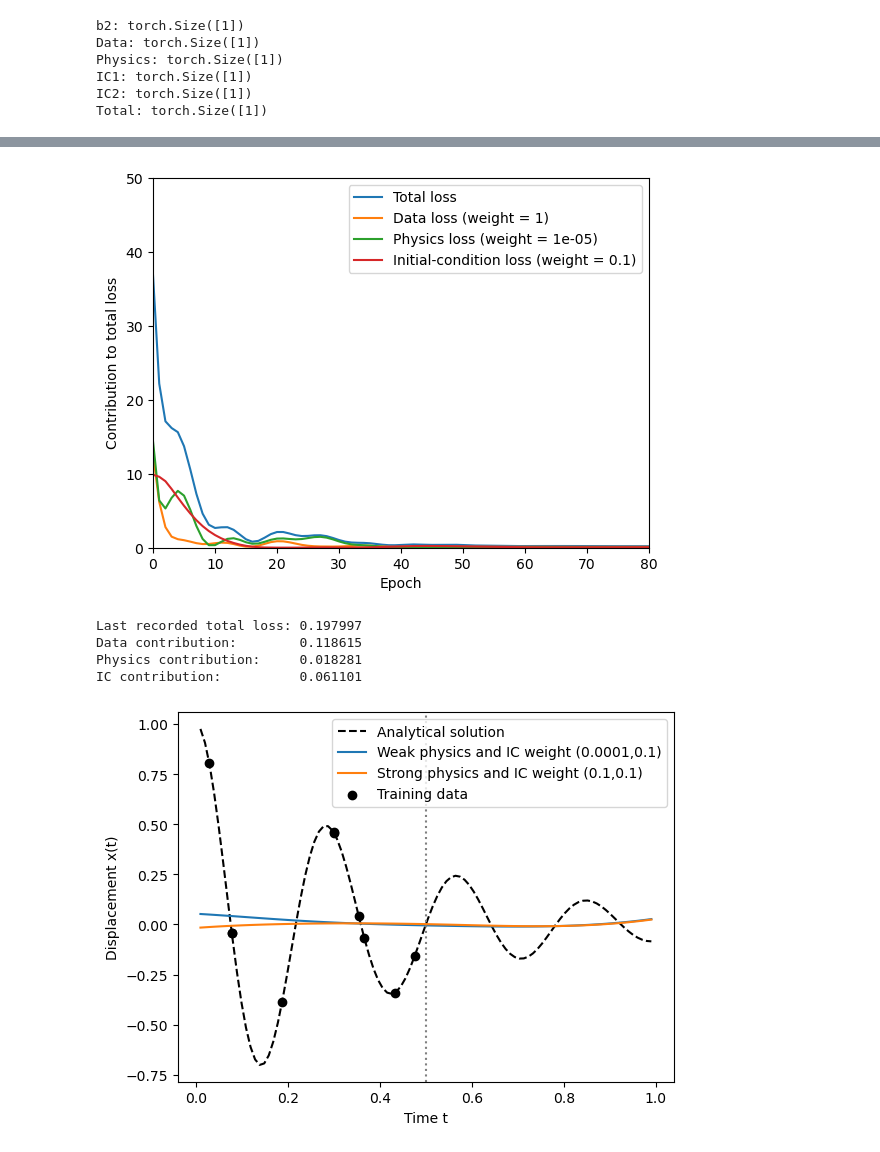
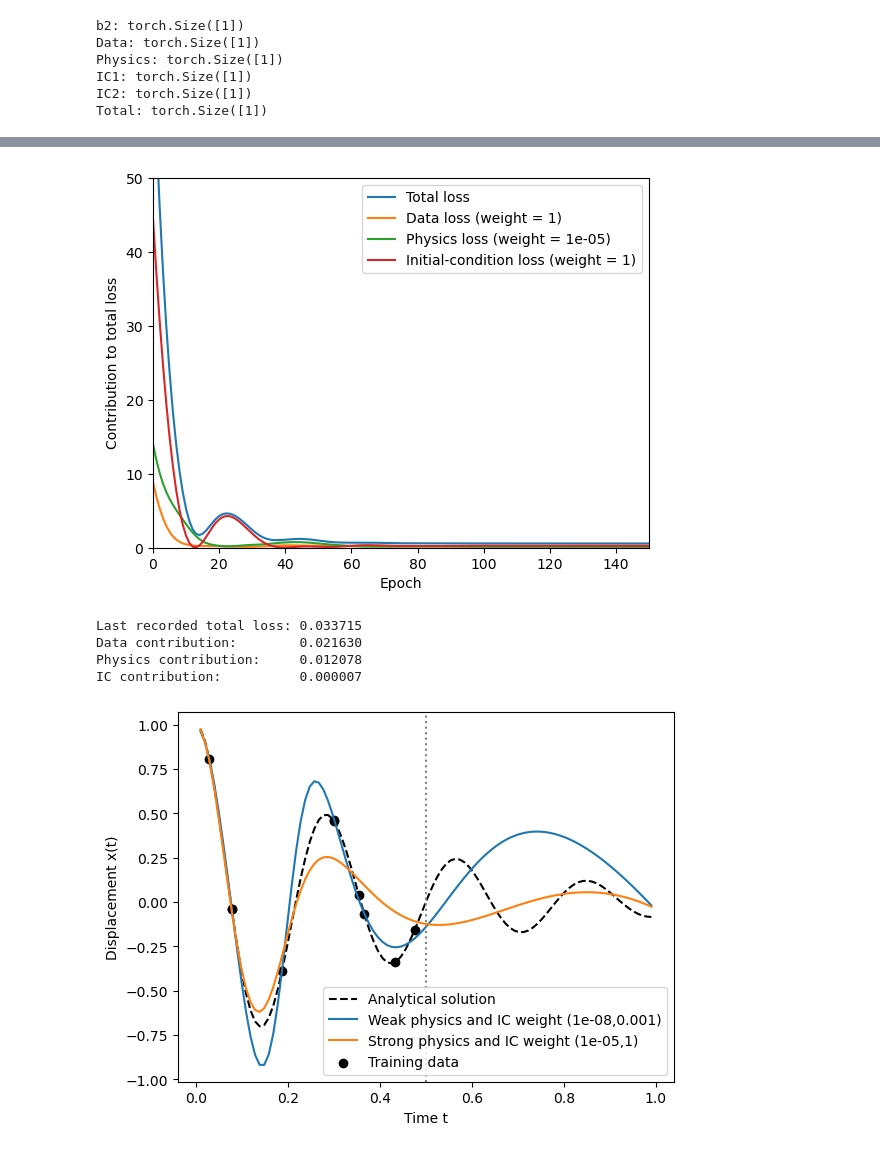
Before and after one commit to s234933/PINN, a Jupyter notebook: PINN-project-code_v.2.ipynb, the cells around one changed output, grey strips where cells are left out. Drawn from its saved outputs; the diff is of its cells as text; code cells hidden in the pictures.

```diff
--- a/PINN-project-code_v.2.ipynb
+++ b/PINN-project-code_v.2.ipynb
@@ -513,9 +513,9 @@ Total: torch.Size([100])
 
 ## gradient of loss w.r.t b2
 
-data_input=torch.from_numpy(data_data[0]).float().reshape(-1, 1)
-data_target=torch.from_numpy(data_data[1]).float().reshape(-1, 1)
-colloc_input=torch.from_numpy(data_colloc[0]).float().reshape(-1, 1)
+data_input=torch.from_numpy(data[0]).float().reshape(-1, 1)
+data_target=torch.from_numpy(data[1]).float().reshape(-1, 1)
+colloc_input=torch.from_numpy(colloc_data[0]).float().reshape(-1, 1)
 
 
 net = Net()
@@ -716,21 +716,21 @@ def analytical_grads(net, data_input, data_target, colloc_input,
     return g_total_W1, g_total_W2, g_total_b1, g_total_b2
 # %%
 # Nu træner vi så netværket ved brug af de gradienter
+torch.manual_seed(42)
+net = Net()
+optimizer = optim.Adam(net.parameters(), lr=0.005)
 
-net = Net()
-optimizer = optim.Adam(net.parameters(), lr=0.01)
-
-num_epochs = 1000
+num_epochs = 10000
 train_losses = []
 data_losses = []
 phys_losses = []
 IC_losses = []
 
 lambda_phys = 0.00001
-lambda_IC = 0.1
-data_input=torch.from_numpy(data_data[0]).float().reshape(-1, 1)
-data_target=torch.from_numpy(data_data[1]).float().reshape(-1, 1)
-colloc_input=torch.from_numpy(data_colloc[0]).float().reshape(-1, 1)
+lambda_IC = 1
+data_input=torch.from_numpy(data[0]).float().reshape(-1, 1)
+data_target=torch.from_numpy(data[1]).float().reshape(-1, 1)
+colloc_input=torch.from_numpy(colloc_data[0]).float().reshape(-1, 1)
 
 # Training loop
 for e in range(num_epochs):
@@ -787,7 +795,7 @@ plt.plot(IC_losses, label="Initial-condition loss (weight = %g)" % lambda_IC)
 
 plt.xlabel("Epoch")
 plt.ylabel("Contribution to total loss")
-plt.xlim([0, 80])
+plt.xlim([0, 150])
 plt.ylim([0, 50])
 plt.legend()
 plt.show()
@@ -799,18 +807,18 @@ print("IC contribution:          %0.6f" % IC_losses[-1])
 
 # Måske vi så skulle overveje at give de forskellige bidrag til loss'en forskellige weights, så vi kan få dem til at bidrage mere ligeværdigt til den samlede loss?
 # %% [output]
-[figure, old version]
+[figure, new version]
-Last recorded total loss: 0.197997
-Data contribution:        0.118615
-Physics contribution:     0.018281
-IC contribution:          0.061101
+Last recorded total loss: 0.033715
+Data contribution:        0.021630
+Physics contribution:     0.012078
+IC contribution:          0.000007
 # %%
 # Nu laver vi en funktion der træner et netværk for givne regularization vægte (lambdaer) og returnerer det trænede netværk så vi kan bruge de trænede netværk til forudsigelser.
 
-def train_pinn(data_input, data_target, colloc_input, lambda_phys, lambda_IC=1.0, num_epochs=1000):
+def train_pinn(data_input, data_target, colloc_input, lambda_phys, lambda_IC=1.0, num_epochs=10000):
     torch.manual_seed(42) #vi sørger for at de bliver initialiset ens
     net = Net()
-    optimizer = optim.Adam(net.parameters(), lr=0.01)
+    optimizer = optim.Adam(net.parameters(), lr=0.005)
 
     # Training loop
     for e in range(num_epochs):
@@ -839,11 +847,11 @@ def train_pinn(data_input, data_target, colloc_input, lambda_phys, lambda_IC=1.0
     return net
 # %%
 # Nu der prøver vi så at træne for to forskellige værdier af lambda_phys (en stor og en lille))
-lambda_phys_weak= 0.0001
-lambda_phys_strong= 0.1
+lambda_phys_weak= 0.00000001
+lambda_phys_strong= 0.00001
 
-lambda_IC_weak= 0.1
-lambda_IC_strong= 0.1
+lambda_IC_weak= 0.001
+lambda_IC_strong= 1
 net_weak= train_pinn(data_input, data_target, colloc_input,lambda_phys_weak, lambda_IC_weak)
 net_strong= train_pinn(data_input, data_target, colloc_input, lambda_phys_strong, lambda_IC_strong)
 # %%
@@ -869,26 +877,26 @@ data_true = data_generator(n_samples=100, m=1, k=500, mu=5)
 # %%
 te_target = torch.from_numpy(data_true[1]).float().reshape(-1, 1)
 te_input= torch.from_numpy(data_true[0]).float().reshape(-1, 1)
 
 # så bruger vi de to trænede netværk til at lave forudsigelser på test dataen og sammenligner med den sande test data te_target.
 with torch.no_grad():
     te_output_weak = net_weak(te_input).numpy().reshape(-1)
     te_output_strong = net_strong(te_input).numpy().reshape(-1)
 
 t= te_input.numpy().reshape(-1)
 
 # og plot den analytiske løsning, de to forudsigelser og træningsdataen.
 plt.plot(t, te_target, "k--", label="Analytical solution")
 plt.plot(t, te_output_weak, label="Weak physics and IC weight (%g," % lambda_phys_weak +"%g)" % lambda_IC_weak)
-plt.plot(t, te_output_strong, label="Strong physics and IC weight (%g," % lambda_phys_strong + "%g)" % lambda_IC_weak)
-plt.scatter(data_data[0], data_data[1], color="black", label="Training data")
+plt.plot(t, te_output_strong, label="Strong physics and IC weight (%g," % lambda_phys_strong + "%g)" % lambda_IC_strong)
+plt.scatter(data[0], data[1], color="black", label="Training data")
 plt.axvline(0.5, color="gray", linestyle=":")
 plt.xlabel("Time t")
 plt.ylabel("Displacement x(t)")
 plt.legend()
 plt.show()
 # %% [output]
-[figure, old version]
+[figure, new version]
 # %%
 ## Repeating training from previous task now using torch.autograd.grad to compute the parameter gradients
 
```
Also changed, not shown: parts of 20 cells of this notebook.
